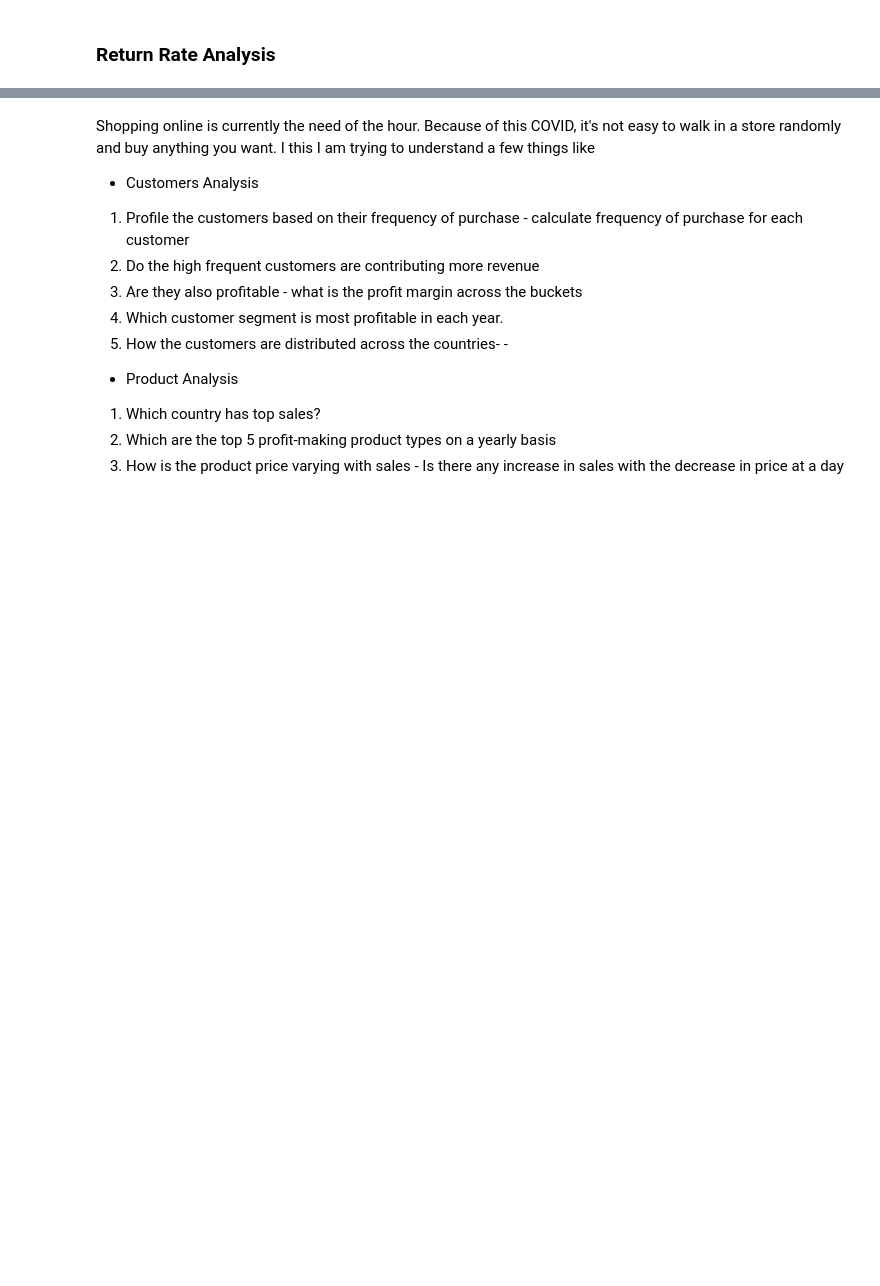
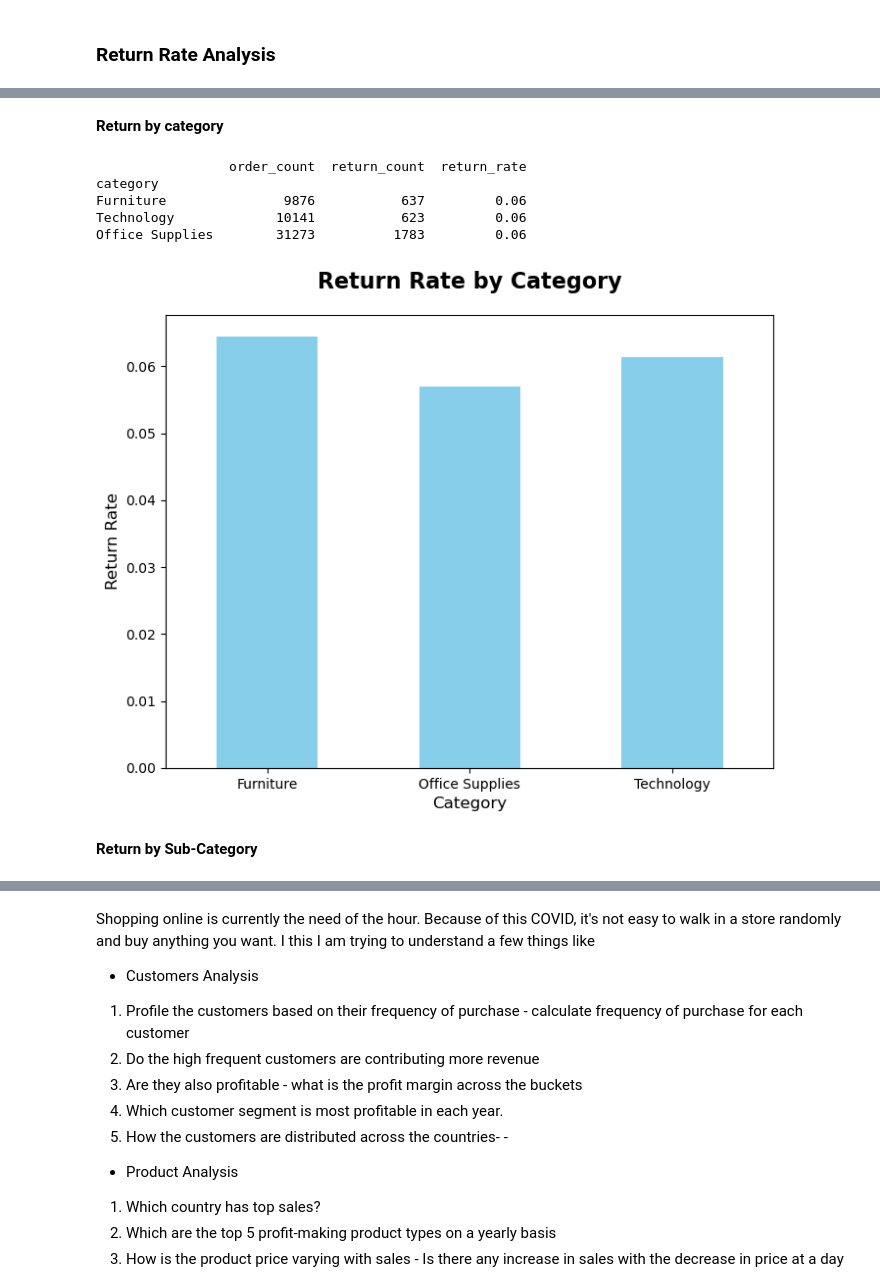
Before and after one commit to annugit1655/Global-Superstore-Project, a Jupyter notebook: notebooks/order-return-seasonal-trend.ipynb, the cells around one changed output, grey strips where cells are left out. Drawn from its saved outputs; the diff is of its cells as text; code cells hidden in the pictures; blank space fills up the shorter version.

```diff
--- a/notebooks/order-return-seasonal-trend.ipynb
+++ b/notebooks/order-return-seasonal-trend.ipynb
@@ -709,0 +833,32 @@ plt.show()
+# %% [markdown]
+**Return by category**
+# %%
+# count order by Region
+order_by_category = orders_merged.groupby('category')['order id'].count()
+# count return by Region
+return_by_category = orders_merged.query('returned == True').groupby('category')['order id'].count()
+# puts this data into a dataframe
+return_df = pd.DataFrame({
+    'order_count': order_by_category,
+    'return_count': return_by_category
+})
+
+return_df['return_rate'] = (return_df['return_count'] / return_df['order_count']).round(4)
+print(return_df.sort_values(by='return_rate', ascending=False), '\n')
+
+# visualize the return rate by region
+return_df['return_rate'].plot(kind='bar', figsize=(8,6), color='skyblue')
+plt.title('Return Rate by Category', fontsize=16, fontweight='bold', y=1.04)
+plt.xlabel('Category', fontsize=12)
+plt.ylabel('Return Rate', fontsize=12)
+plt.xticks(rotation=0)
+plt.show()
+# %% [output]
+                 order_count  return_count  return_rate
+category
+Furniture               9876           637         0.06
+Technology             10141           623         0.06
+Office Supplies        31273          1783         0.06
+[figure, added]
+# %% [markdown]
+**Return by Sub-Category**
```
Also changed, not shown: parts of 10 cells of this notebook.
